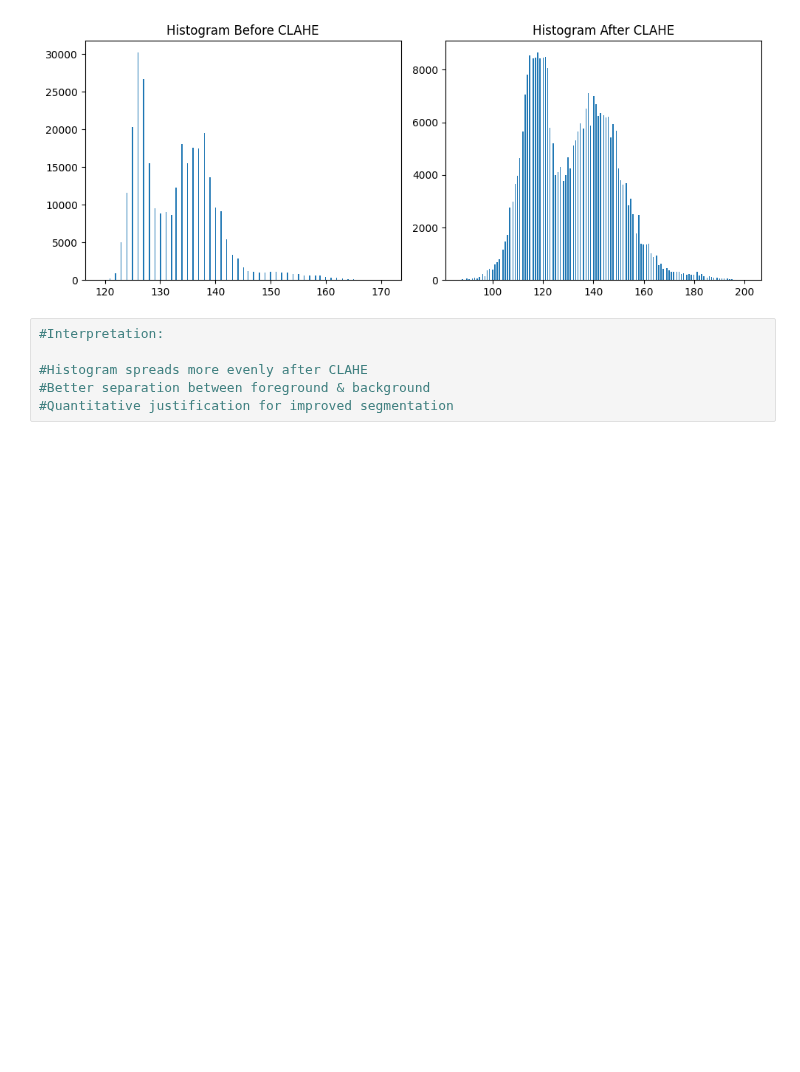
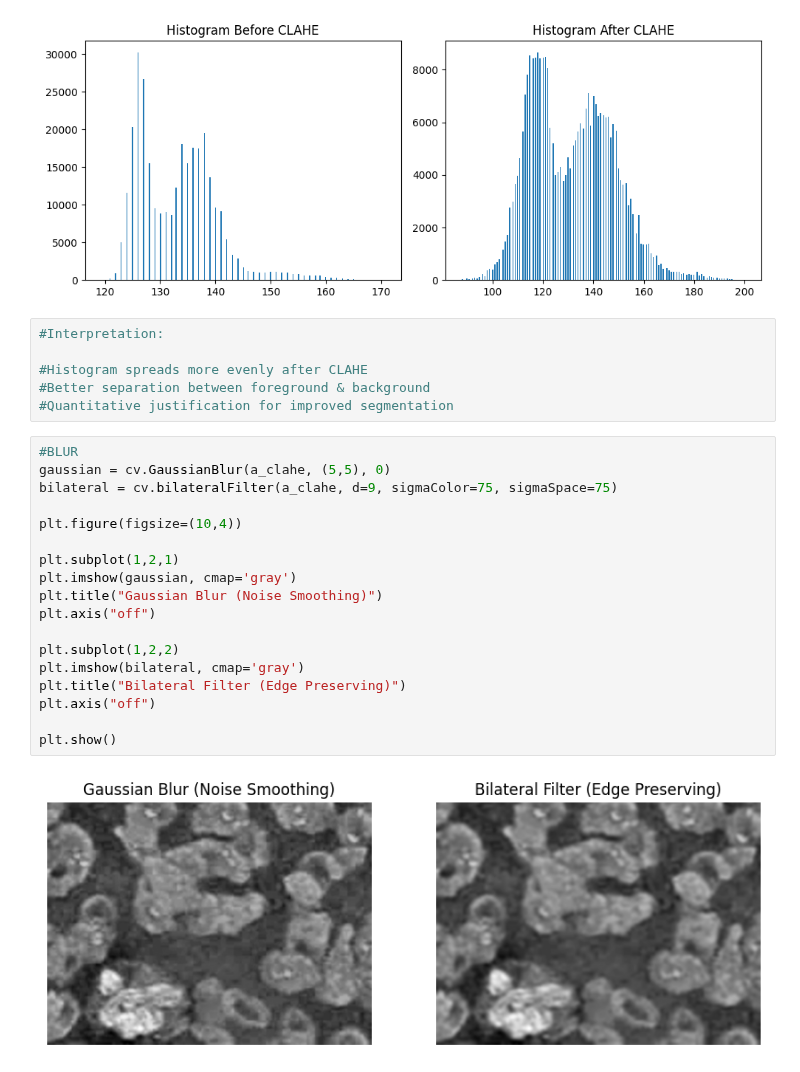
Before and after one commit to tithishah21/malaria-image-segmentation, a Jupyter notebook: Microscopic_Counting_and_Classification.ipynb, the cells around one changed output. Saved outputs shown, nothing was run; the diff lists cells and outputs as text; blank space fills up the shorter version.

```diff
--- a/Microscopic_Counting_and_Classification.ipynb
+++ b/Microscopic_Counting_and_Classification.ipynb
@@ -262,3 +256,23 @@ plt.show()
 #Histogram spreads more evenly after CLAHE
 #Better separation between foreground & background
 #Quantitative justification for improved segmentation
+# %%
+#BLUR
+gaussian = cv.GaussianBlur(a_clahe, (5,5), 0)
+bilateral = cv.bilateralFilter(a_clahe, d=9, sigmaColor=75, sigmaSpace=75)
+
+plt.figure(figsize=(10,4))
+
+plt.subplot(1,2,1)
+plt.imshow(gaussian, cmap='gray')
+plt.title("Gaussian Blur (Noise Smoothing)")
+plt.axis("off")
+
+plt.subplot(1,2,2)
+plt.imshow(bilateral, cmap='gray')
+plt.title("Bilateral Filter (Edge Preserving)")
+plt.axis("off")
+
+plt.show()
+# %% [output]
+[figure, added]
```
Also changed, not shown: parts of 19 cells of this notebook.
